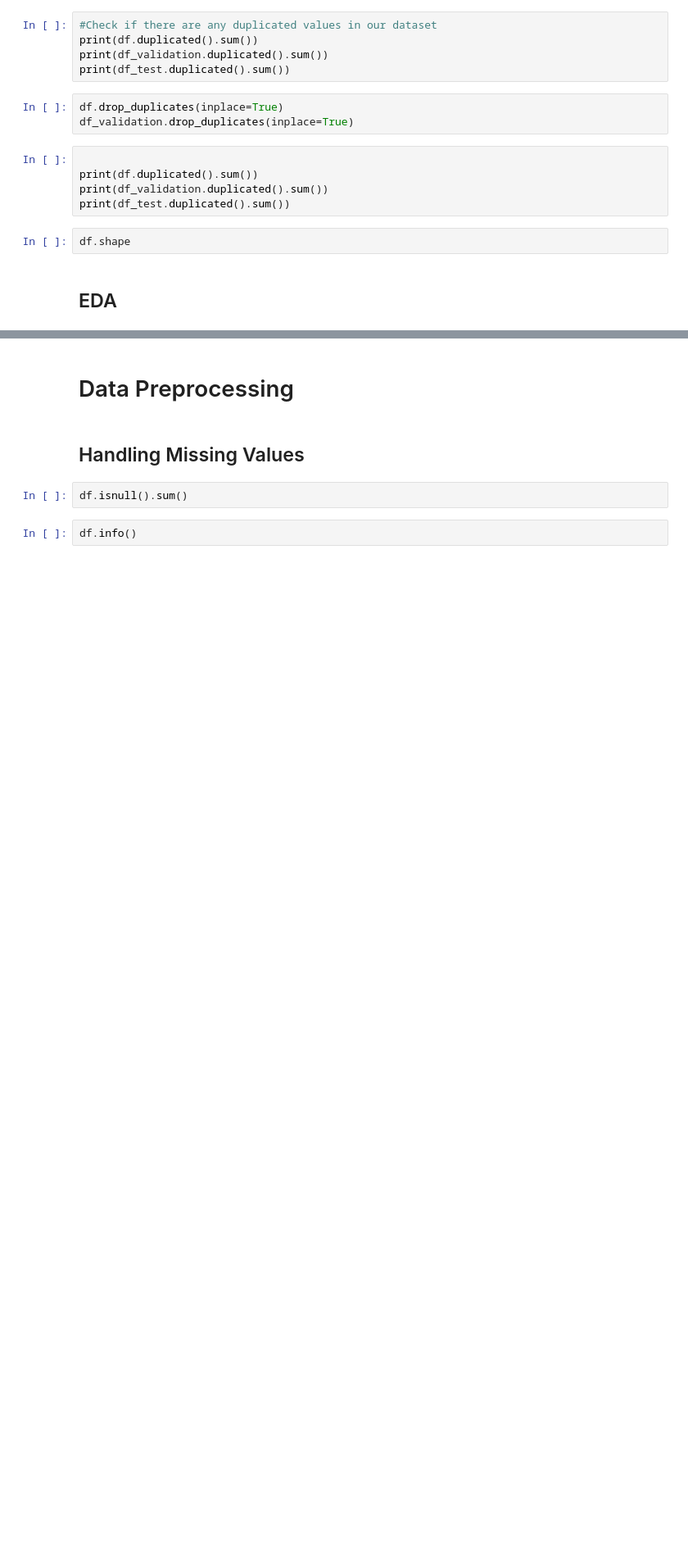
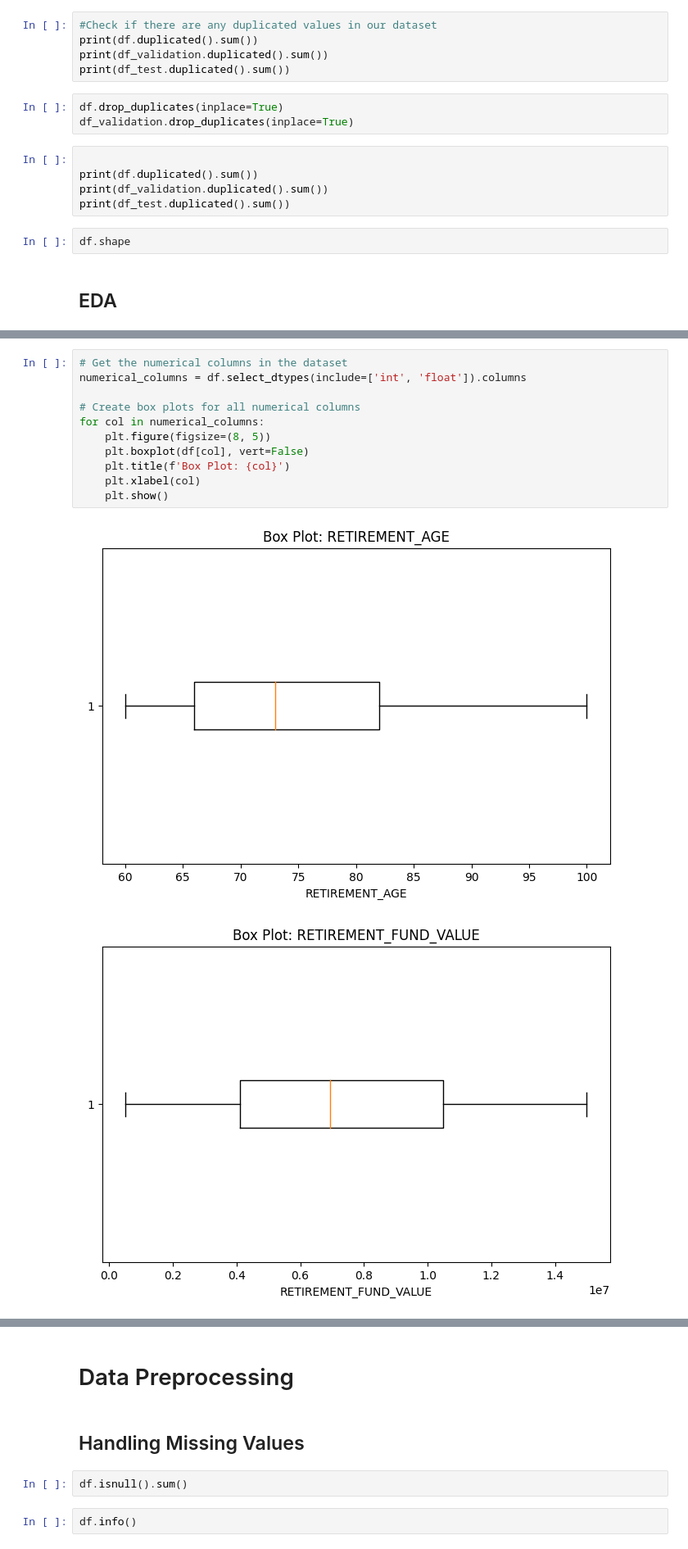
Before and after one commit to SaahilShaikh17/AAIT-Retirement, a Jupyter notebook: AAIT_Retirement_income.ipynb, the cells around one changed output, grey strips where cells are left out. Shown at 82% size. Drawn from its saved outputs; the diff is of its cells as text; blank space fills up the shorter version.

```diff
--- a/AAIT_Retirement_income.ipynb
+++ b/AAIT_Retirement_income.ipynb
@@ -66,0 +131,14 @@ df.shape
+# %%
+# Get the numerical columns in the dataset
+numerical_columns = df.select_dtypes(include=['int', 'float']).columns
+
+# Create box plots for all numerical columns
+for col in numerical_columns:
+    plt.figure(figsize=(8, 5))
+    plt.boxplot(df[col], vert=False)
+    plt.title(f'Box Plot: {col}')
+    plt.xlabel(col)
+    plt.show()
+# %% [output]
+[figure, added]
+[figure, added]
```
Also changed, not shown: parts of 15 cells of this notebook.
